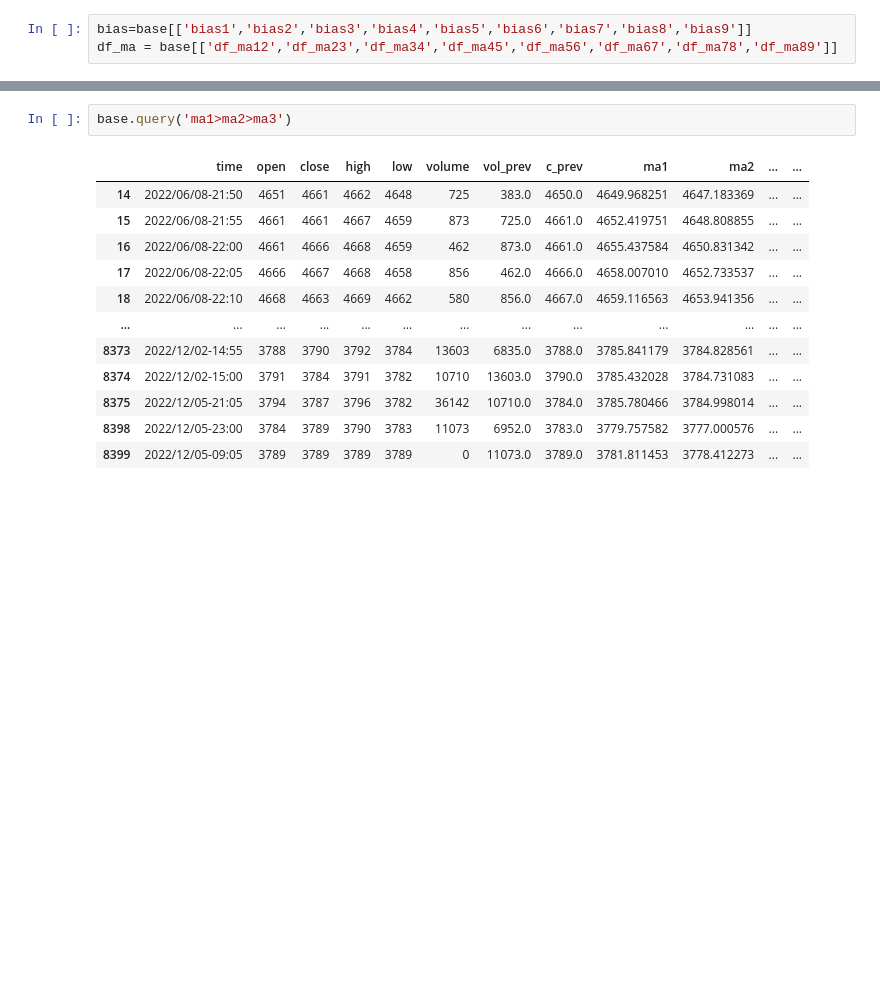
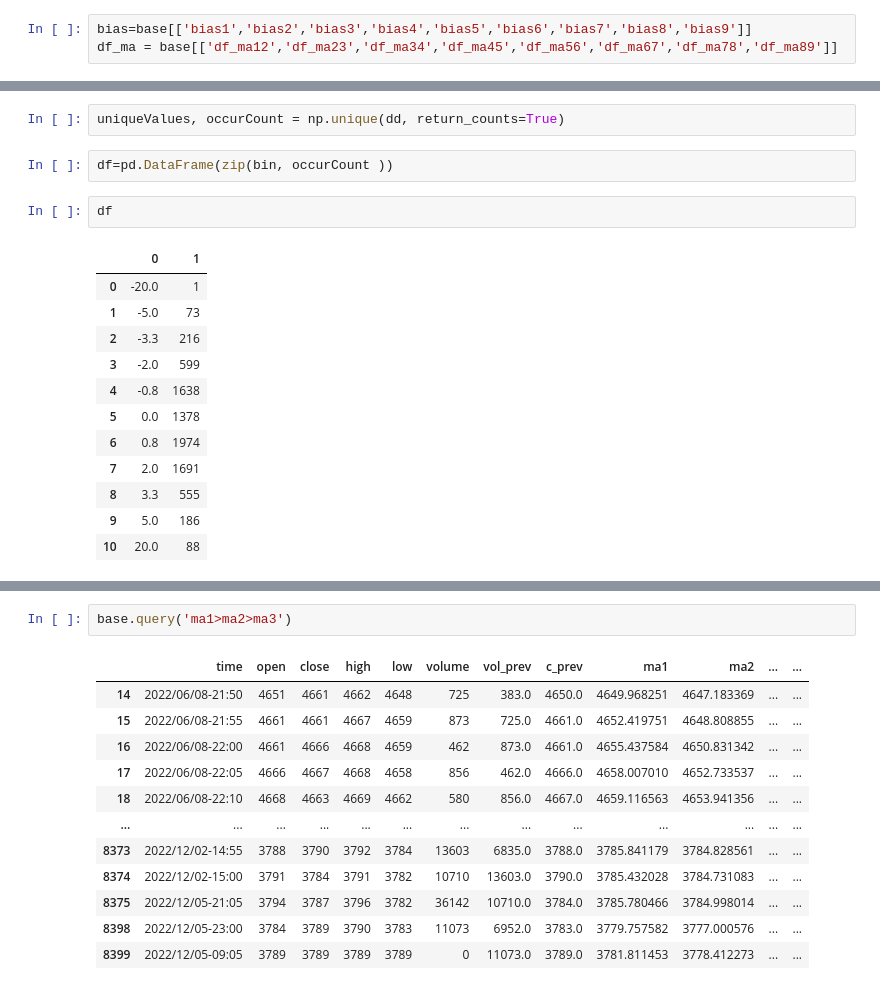
Before and after one commit to nuswgg/quants_qa, a Jupyter notebook: python/Py Quant Trading Practise/测试RB.ipynb, the cells around one changed output, grey strips where cells are left out. Saved outputs shown, nothing was run; the diff lists cells and outputs as text; blank space fills up the shorter version.

```diff
--- a/python/Py Quant Trading Practise/测试RB.ipynb
+++ b/python/Py Quant Trading Practise/测试RB.ipynb
@@ -1134,0 +1199,19 @@ df_ma = base[['df_ma12','df_ma23','df_ma34','df_ma45','df_ma56','df_ma67','df_ma
+# %%
+uniqueValues, occurCount = np.unique(dd, return_counts=True)
+# %%
+df=pd.DataFrame(zip(bin, occurCount ))
+# %%
+df
+# %% [output]
+|  | 0 | 1 |
+| 0 | -20.0 | 1 |
+| 1 | -5.0 | 73 |
+| 2 | -3.3 | 216 |
+| 3 | -2.0 | 599 |
+| 4 | -0.8 | 1638 |
+| 5 | 0.0 | 1378 |
+| 6 | 0.8 | 1974 |
+| 7 | 2.0 | 1691 |
+| 8 | 3.3 | 555 |
+| 9 | 5.0 | 186 |
+| 10 | 20.0 | 88 |
```
Also changed, not shown: parts of 65 cells of this notebook.
